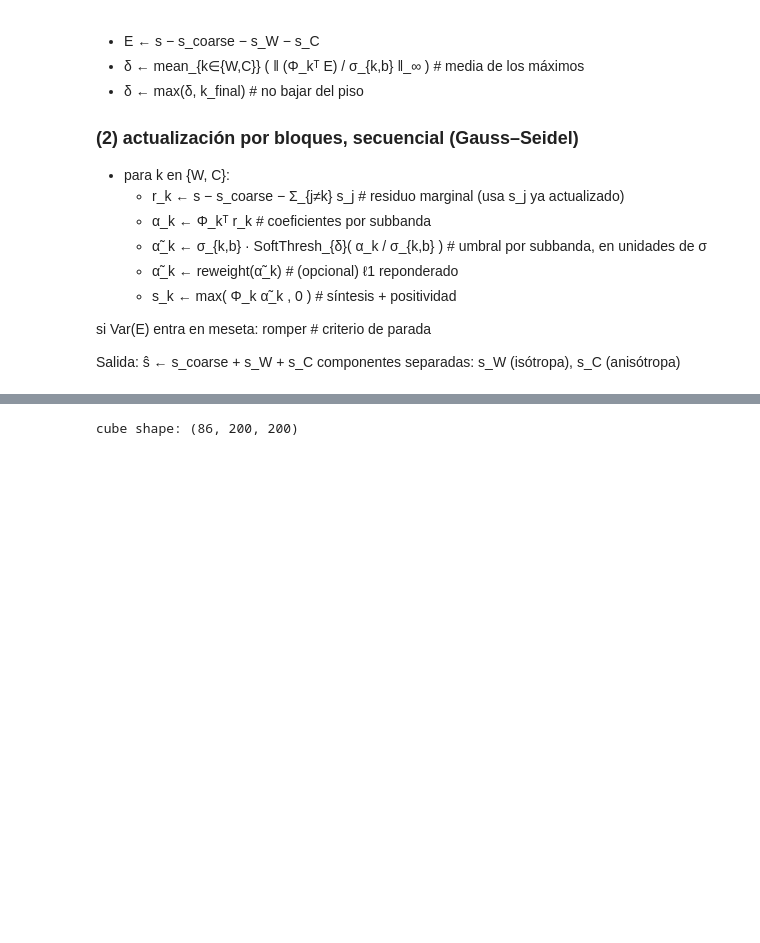
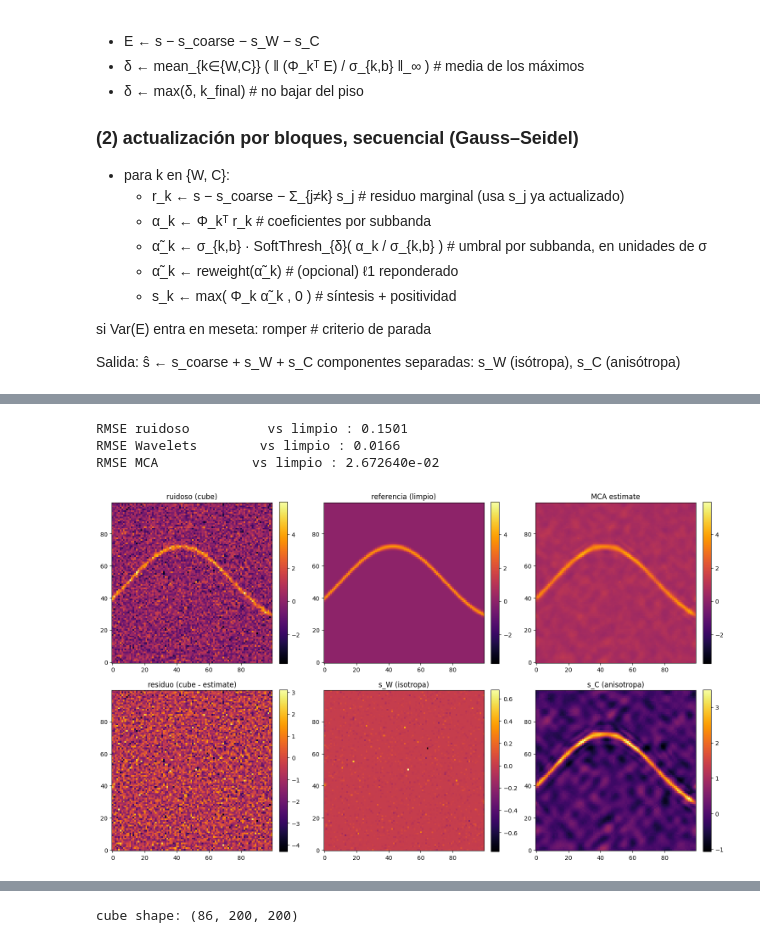
Before and after one commit to sebastiancastro12/WALDO, a Jupyter notebook: notebooks/EXP-mca_denoising.ipynb, the cells around one changed output, grey strips where cells are left out. Saved outputs shown, nothing was run; the diff lists cells and outputs as text; code cells hidden in the pictures; blank space fills up the shorter version.

```diff
--- a/notebooks/EXP-mca_denoising.ipynb
+++ b/notebooks/EXP-mca_denoising.ipynb
@@ -62,0 +174,38 @@ from curvelets_denoising import reweighted_l1_denoise_cube
+# %%
+print(f"RMSE ruidoso          vs limpio : {rmse(noisy, clean):.4f}")
+print(f"RMSE Wavelets        vs limpio : {rmse(result_wavelets, clean):.4f}")
+print(f"RMSE MCA            vs limpio : {rmse(den, clean):.6e}")
+# %% [output]
+RMSE ruidoso          vs limpio : 0.1501
+RMSE Wavelets        vs limpio : 0.0166
+RMSE MCA            vs limpio : 2.672640e-02
+# %%
+# --- Visualizacion: mapas de momento-0 ---
+mom0 = lambda c: c.sum(axis=0)
+
+panels = [
+    (mom0(noisy),      "ruidoso (cube)"),
+    (mom0(clean),  "referencia (limpio)"),
+    (mom0(den),       "MCA estimate"),
+    (mom0(res["residual"]), "residuo (cube - estimate)"),
+    (mom0(s_W),       "s_W (isotropa)"),
+    (mom0(s_C),       "s_C (anisotropa)"),
+]
+
+# escala compartida para cube / ref / estimate (comparacion justa)
+shared = [mom0(noisy), mom0(clean), mom0(den)]
+vmin = min(p.min() for p in shared)
+vmax = max(p.max() for p in shared)
+
+fig, axes = plt.subplots(2, 3, figsize=(15, 9))
+for ax, (data, title) in zip(axes.ravel(), panels):
+    if title in ("residuo (cube - estimate)", "s_W (isotropa)", "s_C (anisotropa)"):
+        im = ax.imshow(data, origin="lower", cmap="inferno")
+    else:
+        im = ax.imshow(data, origin="lower", vmin=vmin, vmax=vmax, cmap="inferno")
+    ax.set_title(title)
+    fig.colorbar(im, ax=ax, fraction=0.046, pad=0.04)
+plt.tight_layout()
+plt.show()
+# %% [output]
+[figure, added]
```
Also changed, not shown: parts of 9 cells of this notebook, 2 other files.
